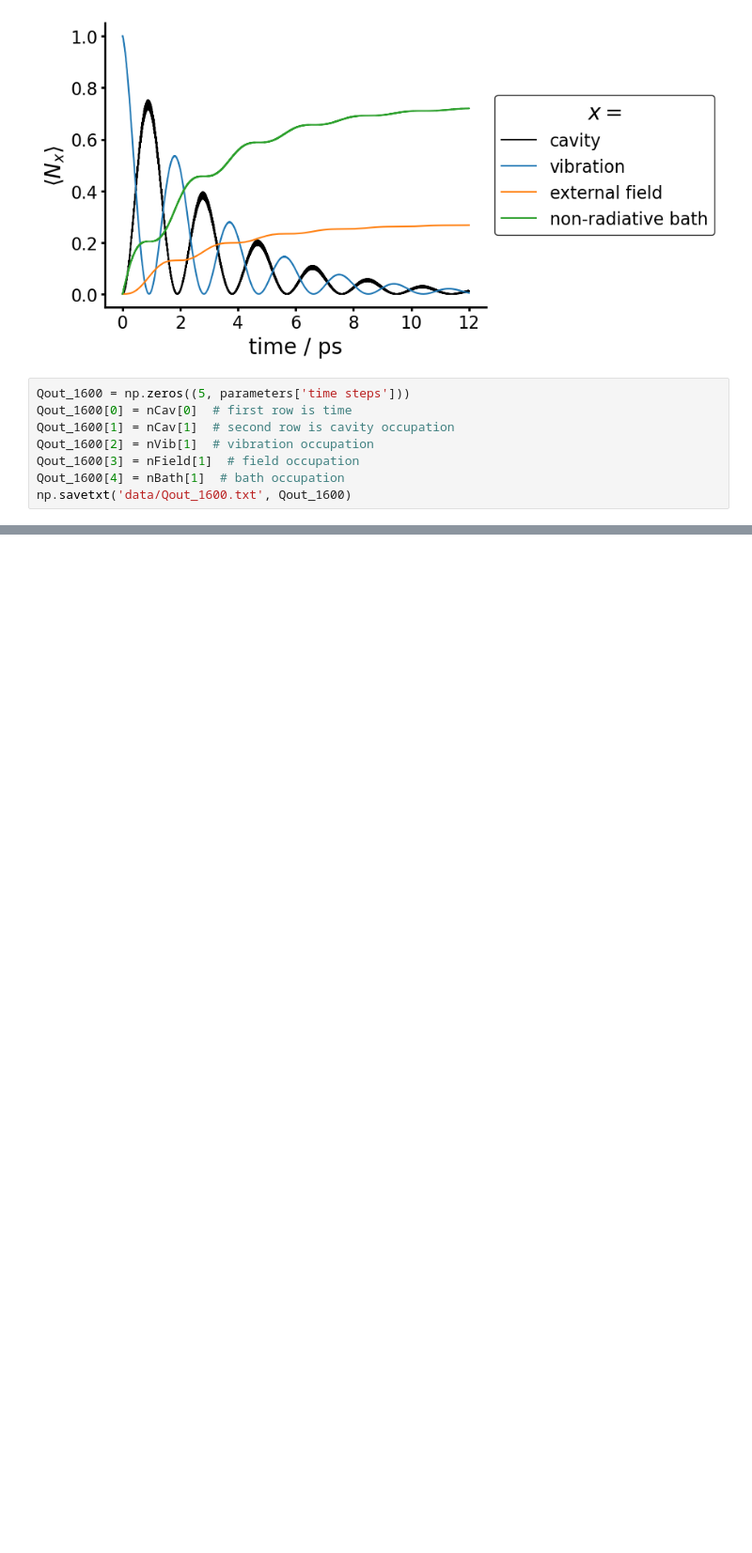
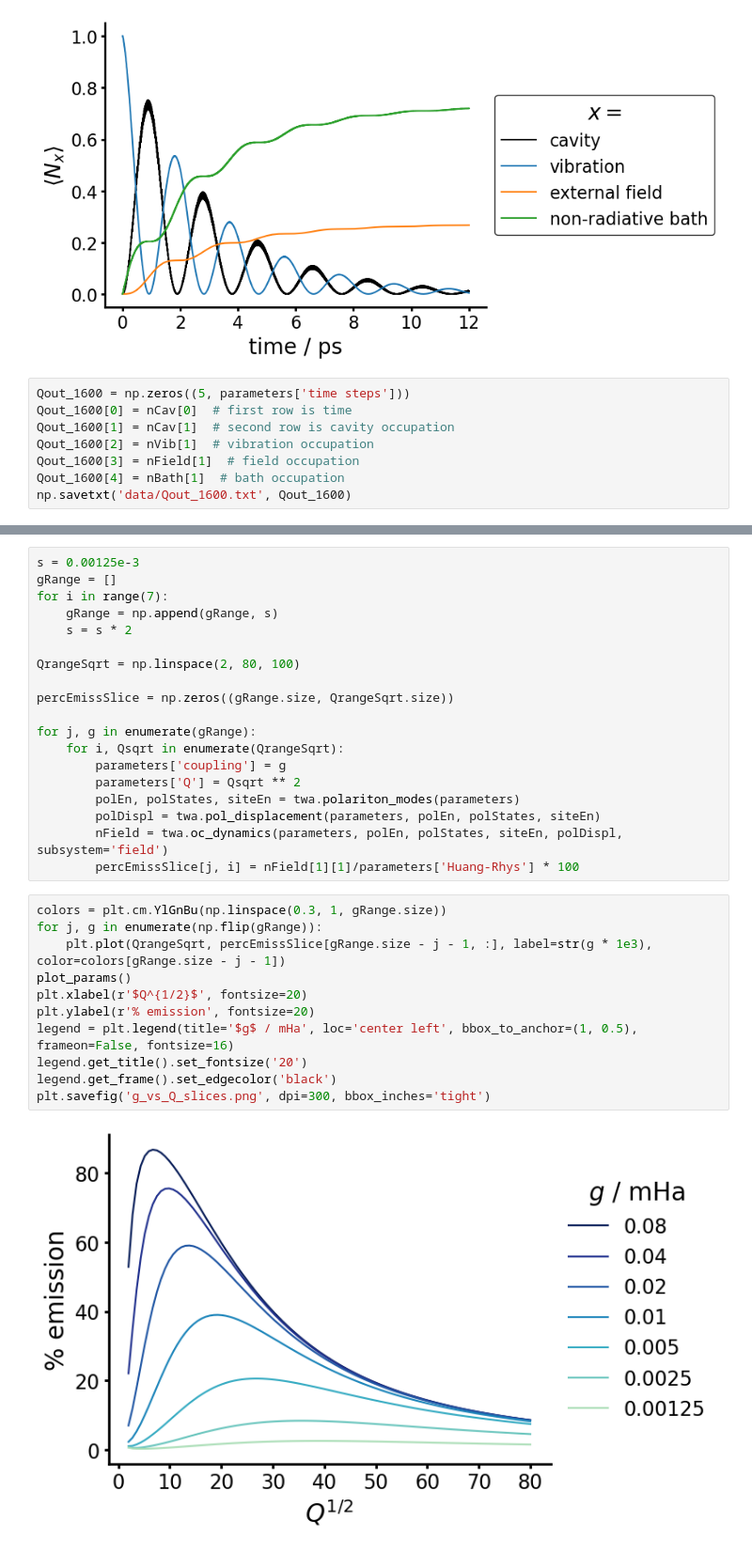
Before and after one commit to ctdub/ESVP, a Jupyter notebook: Data notes.ipynb, the cells around one changed output, grey strips where cells are left out. Shown: that part at 94% size. Cells and saved outputs as stored; diff of their text form; blank space fills up the shorter version.

```diff
--- a/Data notes.ipynb
+++ b/Data notes.ipynb
@@ -283,0 +291,32 @@ for t in cbar.ax.get_yticklabels():
+# %%
+s = 0.00125e-3
+gRange = []
+for i in range(7):
+    gRange = np.append(gRange, s)
+    s = s * 2
+
+QrangeSqrt = np.linspace(2, 80, 100)
+
+percEmissSlice = np.zeros((gRange.size, QrangeSqrt.size))
+
+for j, g in enumerate(gRange):
+    for i, Qsqrt in enumerate(QrangeSqrt):
+        parameters['coupling'] = g
+        parameters['Q'] = Qsqrt ** 2
+        polEn, polStates, siteEn = twa.polariton_modes(parameters)
+        polDispl = twa.pol_displacement(parameters, polEn, polStates, siteEn)
+        nField = twa.oc_dynamics(parameters, polEn, polStates, siteEn, polDispl, subsystem='field')
+        percEmissSlice[j, i] = nField[1][1]/parameters['Huang-Rhys'] * 100
+# %%
+colors = plt.cm.YlGnBu(np.linspace(0.3, 1, gRange.size))
+for j, g in enumerate(np.flip(gRange)):
+    plt.plot(QrangeSqrt, percEmissSlice[gRange.size - j - 1, :], label=str(g * 1e3), color=colors[gRange.size - j - 1])
+plot_params()
+plt.xlabel(r'$Q^{1/2}$', fontsize=20)
+plt.ylabel(r'% emission', fontsize=20)
+legend = plt.legend(title='$g$ / mHa', loc='center left', bbox_to_anchor=(1, 0.5), frameon=False, fontsize=16)
+legend.get_title().set_fontsize('20')
+legend.get_frame().set_edgecolor('black')
+plt.savefig('g_vs_Q_slices.png', dpi=300, bbox_inches='tight')
+# %% [output]
+[figure, added]
```
Also changed, not shown: parts of 12 cells of this notebook, 6 other files.
